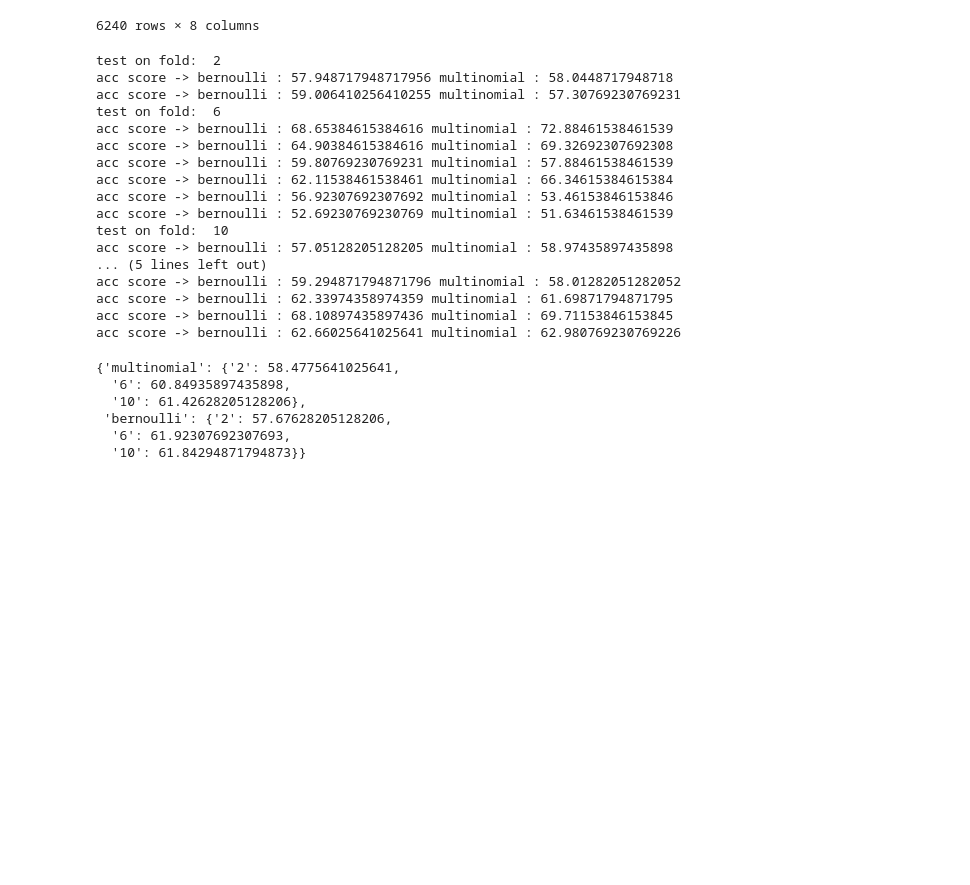
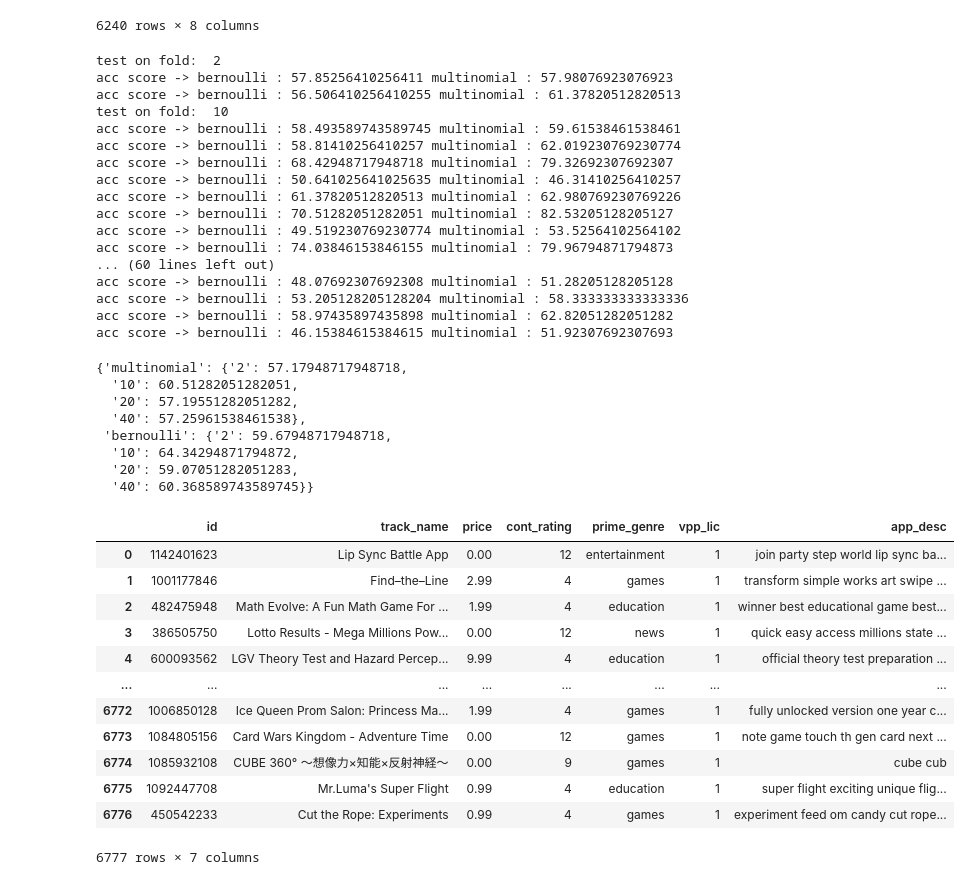
Before and after one commit to forderation/computer-reasoning, a Jupyter notebook: modelling games.ipynb, the cells around one changed output. Saved outputs shown, nothing was run; the diff lists cells and outputs as text; code cells hidden in the pictures; blank space fills up the shorter version.

```diff
--- a/modelling games.ipynb
+++ b/modelling games.ipynb
@@ -86,32 +87,52 @@ def get_result(fold_list, x_df, y_df):
     return test_result
 # %%
 games_result = get_result(
-    fold_list = [2,6,10],
+    fold_list = [2,10,20,40],
     x_df = x_games_df,
     y_df = y_games_df
 )
 games_result
 # %% [output]
 test on fold:  2
-acc score -> bernoulli : 57.948717948717956 multinomial : 58.0448717948718
-acc score -> bernoulli : 59.006410256410255 multinomial : 57.30769230769231
-test on fold:  6
-acc score -> bernoulli : 68.65384615384616 multinomial : 72.88461538461539
-acc score -> bernoulli : 64.90384615384616 multinomial : 69.32692307692308
-acc score -> bernoulli : 59.80769230769231 multinomial : 57.88461538461539
-acc score -> bernoulli : 62.11538461538461 multinomial : 66.34615384615384
-acc score -> bernoulli : 56.92307692307692 multinomial : 53.46153846153846
-acc score -> bernoulli : 52.69230769230769 multinomial : 51.63461538461539
+acc score -> bernoulli : 57.85256410256411 multinomial : 57.98076923076923
+acc score -> bernoulli : 56.506410256410255 multinomial : 61.37820512820513
 test on fold:  10
-acc score -> bernoulli : 57.05128205128205 multinomial : 58.97435897435898
-... (5 lines left out)
-acc score -> bernoulli : 59.294871794871796 multinomial : 58.01282051282052
-acc score -> bernoulli : 62.33974358974359 multinomial : 61.69871794871795
-acc score -> bernoulli : 68.10897435897436 multinomial : 69.71153846153845
-acc score -> bernoulli : 62.66025641025641 multinomial : 62.980769230769226
+acc score -> bernoulli : 58.493589743589745 multinomial : 59.61538461538461
+acc score -> bernoulli : 58.81410256410257 multinomial : 62.019230769230774
+acc score -> bernoulli : 68.42948717948718 multinomial : 79.32692307692307
+acc score -> bernoulli : 50.641025641025635 multinomial : 46.31410256410257
+acc score -> bernoulli : 61.37820512820513 multinomial : 62.980769230769226
+acc score -> bernoulli : 70.51282051282051 multinomial : 82.53205128205127
+acc score -> bernoulli : 49.519230769230774 multinomial : 53.52564102564102
+acc score -> bernoulli : 74.03846153846155 multinomial : 79.96794871794873
+... (60 lines left out)
+acc score -> bernoulli : 48.07692307692308 multinomial : 51.28205128205128
+acc score -> bernoulli : 53.205128205128204 multinomial : 58.333333333333336
+acc score -> bernoulli : 58.97435897435898 multinomial : 62.82051282051282
+acc score -> bernoulli : 46.15384615384615 multinomial : 51.92307692307693
-{'multinomial': {'2': 58.4775641025641,
-  '6': 60.84935897435898,
-  '10': 61.42628205128206},
- 'bernoulli': {'2': 57.67628205128206,
-  '6': 61.92307692307693,
-  '10': 61.84294871794873}}
+{'multinomial': {'2': 57.17948717948718,
+  '10': 60.51282051282051,
+  '20': 57.19551282051282,
+  '40': 57.25961538461538},
+ 'bernoulli': {'2': 59.67948717948718,
+  '10': 64.34294871794872,
+  '20': 59.07051282051283,
+  '40': 60.368589743589745}}
+# %%
+all_df = pd.read_csv('dataset_all_category.csv')
+all_df = shuffle(all_df, random_state = 42).reset_index(drop=True).drop(['Unnamed: 0'], axis=1)
+all_df
+# %% [output]
+|  | id | track_name | price | cont_rating | prime_genre | vpp_lic | app_desc |
+| 0 | 1142401623 | Lip Sync Battle App | 0.00 | 12 | entertainment | 1 | join party step world lip sync ba... |
+| 1 | 1001177846 | Find–the–Line | 2.99 | 4 | games | 1 | transform simple works art swipe ... |
+| 2 | 482475948 | Math Evolve: A Fun Math Game For ... | 1.99 | 4 | education | 1 | winner best educational game best... |
+| 3 | 386505750 | Lotto Results - Mega Millions Pow... | 0.00 | 12 | news | 1 | quick easy access millions state ... |
+| 4 | 600093562 | LGV Theory Test and Hazard Percep... | 9.99 | 4 | education | 1 | official theory test preparation ... |
+| ... | ... | ... | ... | ... | ... | ... | ... |
+| 6772 | 1006850128 | Ice Queen Prom Salon: Princess Ma... | 1.99 | 4 | games | 1 | fully unlocked version one year c... |
+| 6773 | 1084805156 | Card Wars Kingdom - Adventure Time | 0.00 | 12 | games | 1 | note game touch th gen card next ... |
+| 6774 | 1085932108 | CUBE 360° ～想像力×知能×反射神経～ | 0.00 | 9 | games | 1 | cube cub |
+| 6775 | 1092447708 | Mr.Luma's Super Flight | 0.99 | 4 | education | 1 | super flight exciting unique flig... |
+| 6776 | 450542233 | Cut the Rope: Experiments | 0.99 | 4 | games | 1 | experiment feed om candy cut rope... |
+6777 rows × 7 columns
```
Also changed, not shown: parts of 9 cells of this notebook.
